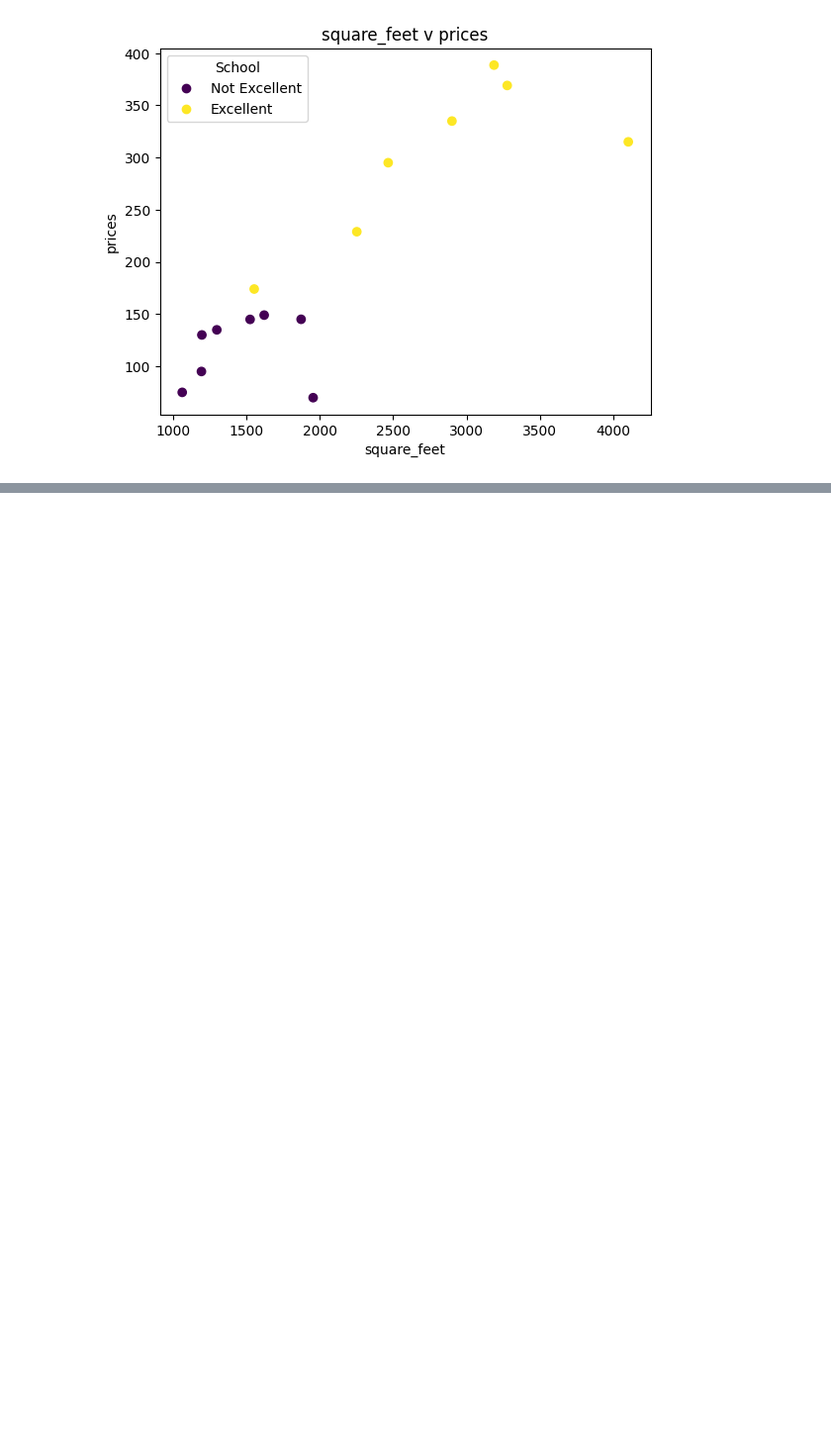
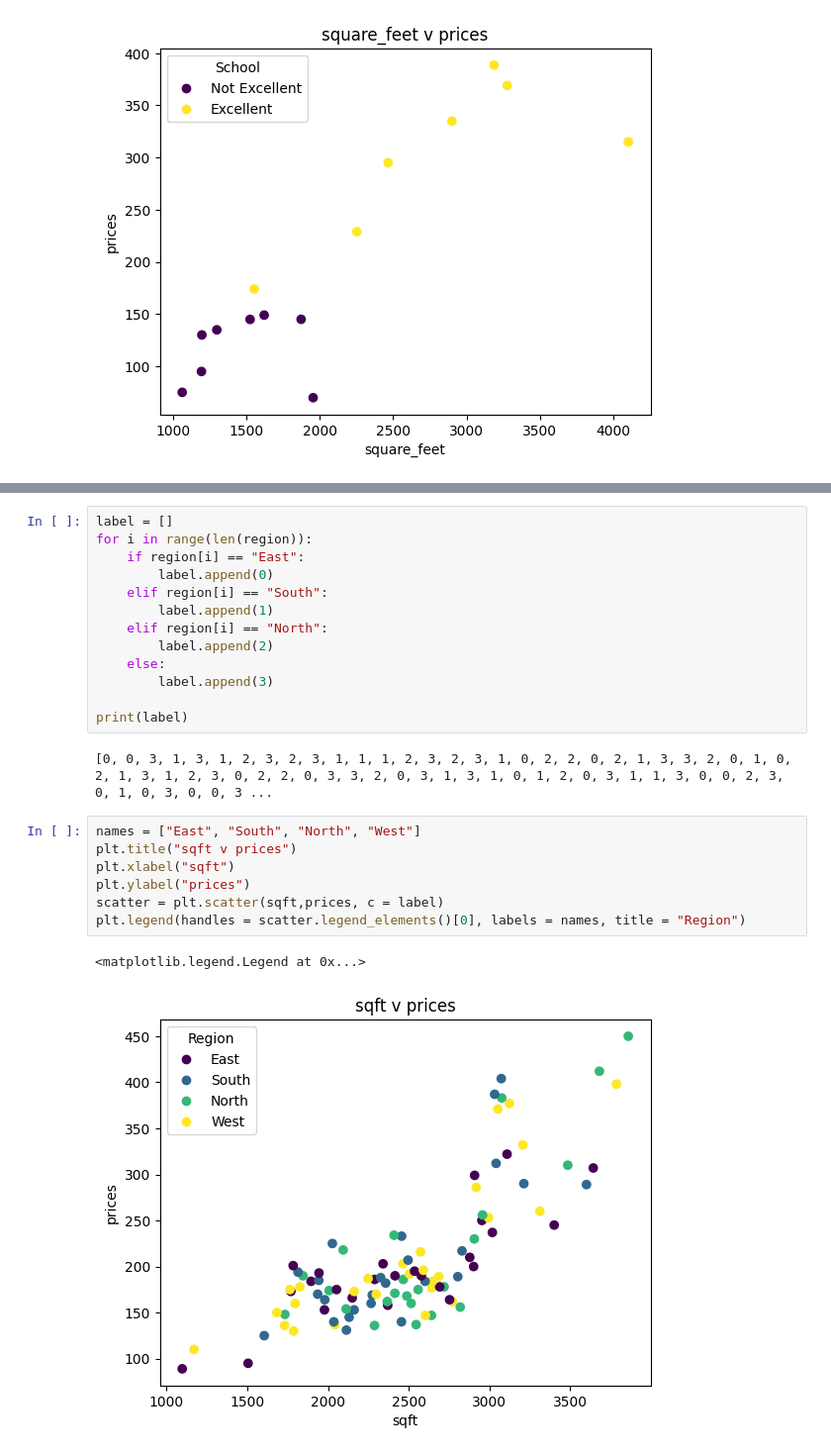
Before and after one commit to ndavido/Data_Analysis_Notes, a Jupyter notebook: Week_1_Lecture.ipynb, the cells around one changed output, grey strips where cells are left out. Shown: that part at 99% size. Cells and saved outputs as stored; diff of their text form; blank space fills up the shorter version.

```diff
--- a/Week_1_Lecture.ipynb
+++ b/Week_1_Lecture.ipynb
@@ -559,0 +656,25 @@ plt.legend(handles = scatter.legend_elements()[0], labels = legend_names, title
+# %%
+label = []
+for i in range(len(region)):
+    if region[i] == "East":
+        label.append(0)
+    elif region[i] == "South":
+        label.append(1)
+    elif region[i] == "North":
+        label.append(2)
+    else:
+        label.append(3)
+
+print(label)
+# %% [output]
+[0, 0, 3, 1, 3, 1, 2, 3, 2, 3, 1, 1, 1, 2, 3, 2, 3, 1, 0, 2, 2, 0, 2, 1, 3, 3, 2, 0, 1, 0, 2, 1, 3, 1, 2, 3, 0, 2, 2, 0, 3, 3, 2, 0, 3, 1, 3, 1, 0, 1, 2, 0, 3, 1, 1, 3, 0, 0, 2, 3, 0, 1, 0, 3, 0, 0, 3 ...
+# %%
+names = ["East", "South", "North", "West"]
+plt.title("sqft v prices")
+plt.xlabel("sqft")
+plt.ylabel("prices")
+scatter = plt.scatter(sqft,prices, c = label)
+plt.legend(handles = scatter.legend_elements()[0], labels = names, title = "Region")
+# %% [output]
+<matplotlib.legend.Legend at 0x...>
+[figure, added]
```
Also changed, not shown: parts of 23 cells of this notebook.
